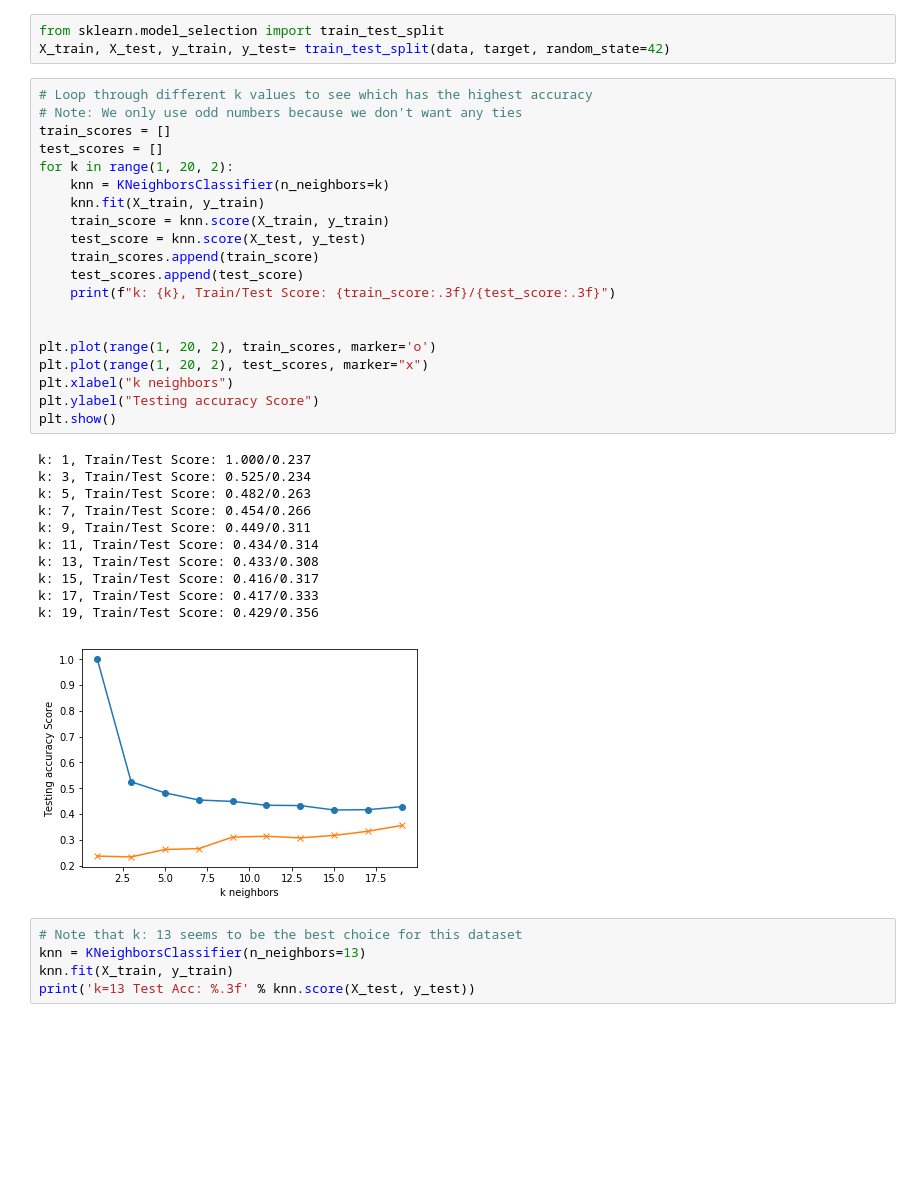
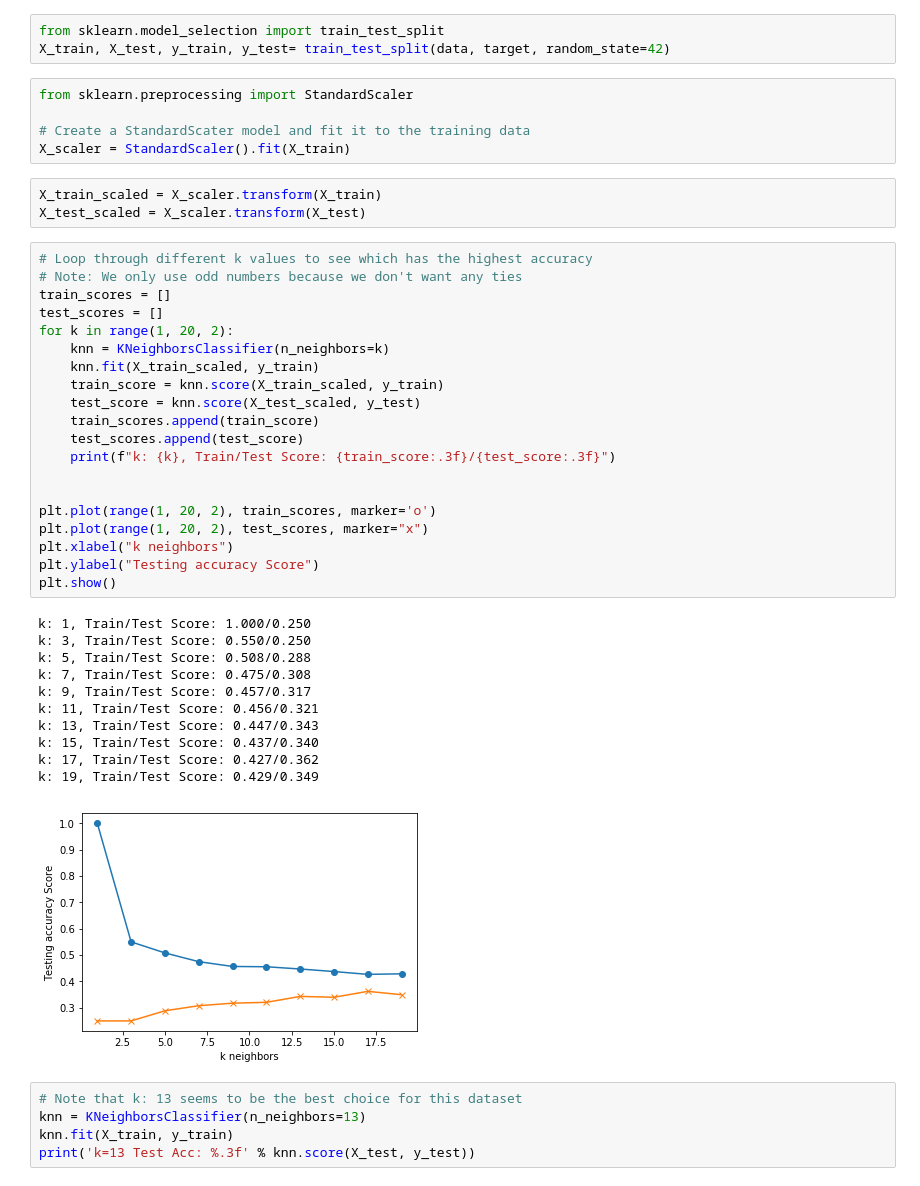
Before and after one commit to tazchisti/Machine-Learning-, a Jupyter notebook: Tyler - Offense - KNN, Grid, Neural Network.ipynb, the cells around one changed output. Saved outputs shown, nothing was run; the diff lists cells and outputs as text; blank space fills up the shorter version.

```diff
--- a/Tyler - Offense - KNN, Grid, Neural Network.ipynb
+++ b/Tyler - Offense - KNN, Grid, Neural Network.ipynb
@@ -104,38 +104,46 @@ data.head()
 # %%
 from sklearn.model_selection import train_test_split
 X_train, X_test, y_train, y_test= train_test_split(data, target, random_state=42)
+# %%
+from sklearn.preprocessing import StandardScaler
+
+# Create a StandardScater model and fit it to the training data
+X_scaler = StandardScaler().fit(X_train)
+# %%
+X_train_scaled = X_scaler.transform(X_train)
+X_test_scaled = X_scaler.transform(X_test)
 # %%
 # Loop through different k values to see which has the highest accuracy
 # Note: We only use odd numbers because we don't want any ties
 train_scores = []
 test_scores = []
 for k in range(1, 20, 2):
     knn = KNeighborsClassifier(n_neighbors=k)
-    knn.fit(X_train, y_train)
-    train_score = knn.score(X_train, y_train)
-    test_score = knn.score(X_test, y_test)
+    knn.fit(X_train_scaled, y_train)
+    train_score = knn.score(X_train_scaled, y_train)
+    test_score = knn.score(X_test_scaled, y_test)
     train_scores.append(train_score)
     test_scores.append(test_score)
     print(f"k: {k}, Train/Test Score: {train_score:.3f}/{test_score:.3f}")
 
 
 plt.plot(range(1, 20, 2), train_scores, marker='o')
 plt.plot(range(1, 20, 2), test_scores, marker="x")
 plt.xlabel("k neighbors")
 plt.ylabel("Testing accuracy Score")
 plt.show()
 # %% [output]
-k: 1, Train/Test Score: 1.000/0.237
-k: 3, Train/Test Score: 0.525/0.234
-k: 5, Train/Test Score: 0.482/0.263
-k: 7, Train/Test Score: 0.454/0.266
-k: 9, Train/Test Score: 0.449/0.311
-k: 11, Train/Test Score: 0.434/0.314
-k: 13, Train/Test Score: 0.433/0.308
-k: 15, Train/Test Score: 0.416/0.317
-k: 17, Train/Test Score: 0.417/0.333
-k: 19, Train/Test Score: 0.429/0.356
+k: 1, Train/Test Score: 1.000/0.250
+k: 3, Train/Test Score: 0.550/0.250
+k: 5, Train/Test Score: 0.508/0.288
+k: 7, Train/Test Score: 0.475/0.308
+k: 9, Train/Test Score: 0.457/0.317
+k: 11, Train/Test Score: 0.456/0.321
+k: 13, Train/Test Score: 0.447/0.343
+k: 15, Train/Test Score: 0.437/0.340
+k: 17, Train/Test Score: 0.427/0.362
+k: 19, Train/Test Score: 0.429/0.349
-[figure, old version]
+[figure, new version]
 # %%
 # Note that k: 13 seems to be the best choice for this dataset
 knn = KNeighborsClassifier(n_neighbors=13)
```
Also changed, not shown: parts of 58 cells of this notebook, 3 other files.
